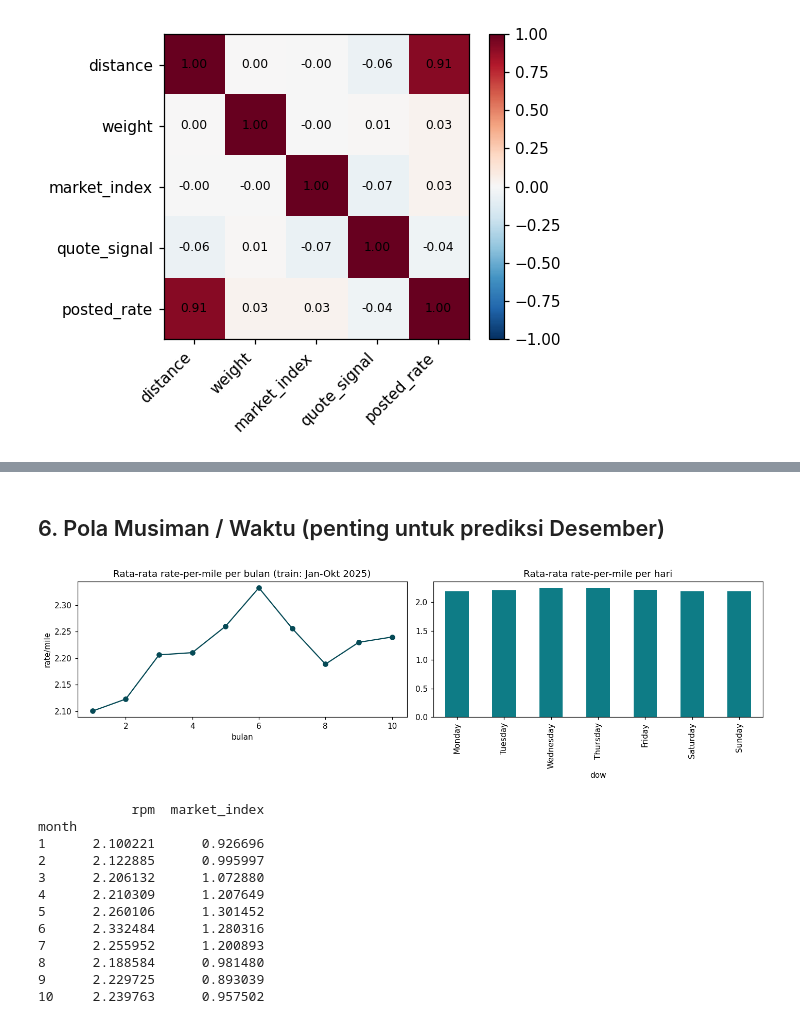
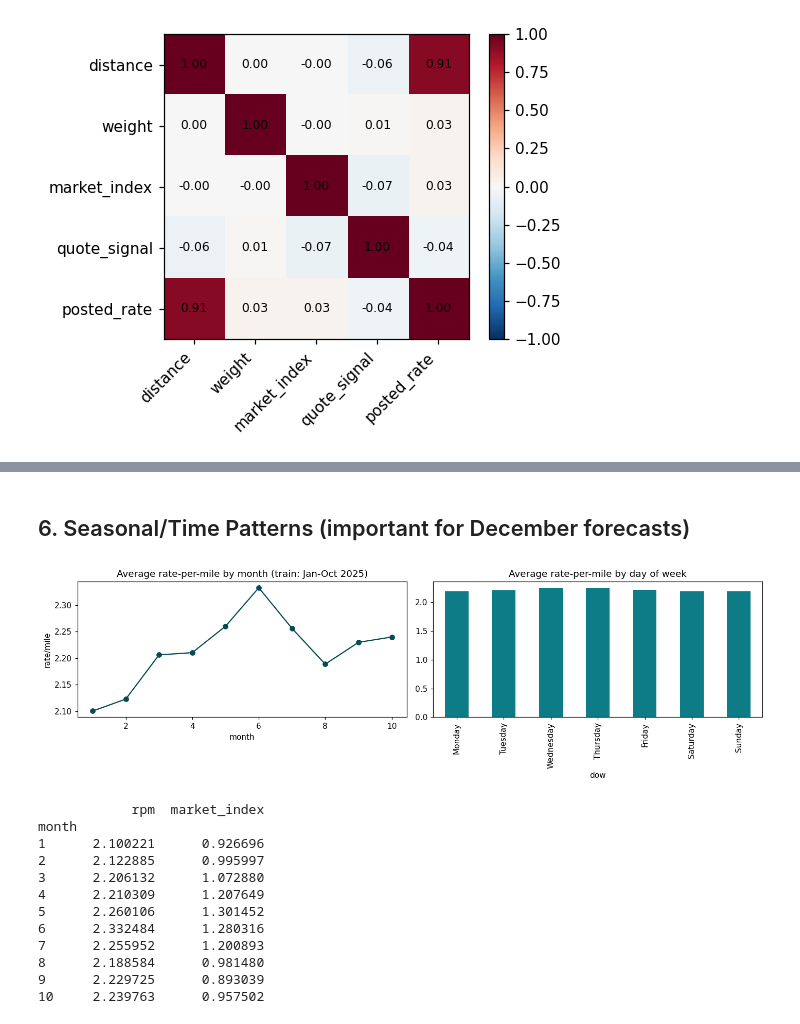
Before and after one commit to hafiszs/freight-rate-ml-assessment, a Jupyter notebook: notebooks/01_eda.ipynb, the cells around one changed output, grey strips where cells are left out. Drawn from its saved outputs; the diff is of its cells as text; code cells hidden in the pictures.

```diff
--- a/notebooks/01_eda.ipynb
+++ b/notebooks/01_eda.ipynb
@@ -17,9 +17,9 @@ pd.set_option('display.width', 140)
 pd.set_option('display.max_columns', 20)
 plt.rcParams['figure.dpi'] = 110
 
-train = pd.read_csv('data/train_test.csv')
+train = pd.read_csv('data/train-test.csv')
 val = pd.read_csv('data/validation.csv')
-dec_inputs = pd.read_csv('data/december_chart_inputs.csv')
+dec_inputs = pd.read_csv('data/december-chart-inputs.csv')
 
 train['date'] = pd.to_datetime(train['date'])
 val['date'] = pd.to_datetime(val['date'])
@@ -329,24 +360,24 @@ Korelasi RESIDUAL (posted_rate setelah dikurangi efek distance) dengan:
 # %% [markdown]
-## 6. Pola Musiman / Waktu (penting untuk prediksi Desember)
+## 6. Seasonal/Time Patterns (important for December forecasts)
 # %%
 train['month'] = train['date'].dt.month
 train['dow'] = train['date'].dt.day_name()
 train['rpm'] = train['posted_rate'] / train['distance']
 
 fig, axes = plt.subplots(1, 2, figsize=(13,4))
 train.groupby('month')['rpm'].mean().plot(ax=axes[0], marker='o', color='#064A56')
-axes[0].set_title('Rata-rata rate-per-mile per bulan (train: Jan-Okt 2025)')
-axes[0].set_xlabel('bulan'); axes[0].set_ylabel('rate/mile')
+axes[0].set_title('Average rate-per-mile by month (train: Jan-Oct 2025)')
+axes[0].set_xlabel('month'); axes[0].set_ylabel('rate/mile')
 
 dow_order = ['Monday','Tuesday','Wednesday','Thursday','Friday','Saturday','Sunday']
 train.groupby('dow')['rpm'].mean().reindex(dow_order).plot(kind='bar', ax=axes[1], color='#0E7C86')
-axes[1].set_title('Rata-rata rate-per-mile per hari')
+axes[1].set_title('Average rate-per-mile by day of week')
 plt.tight_layout()
 plt.show()
 
 print(train.groupby('month')[['rpm','market_index']].mean())
 # %% [output]
-[figure, old version]
+[figure, new version]
             rpm  market_index
 month
 1      2.100221      0.926696
```
Also changed, not shown: parts of 37 cells of this notebook, 2 other files.
